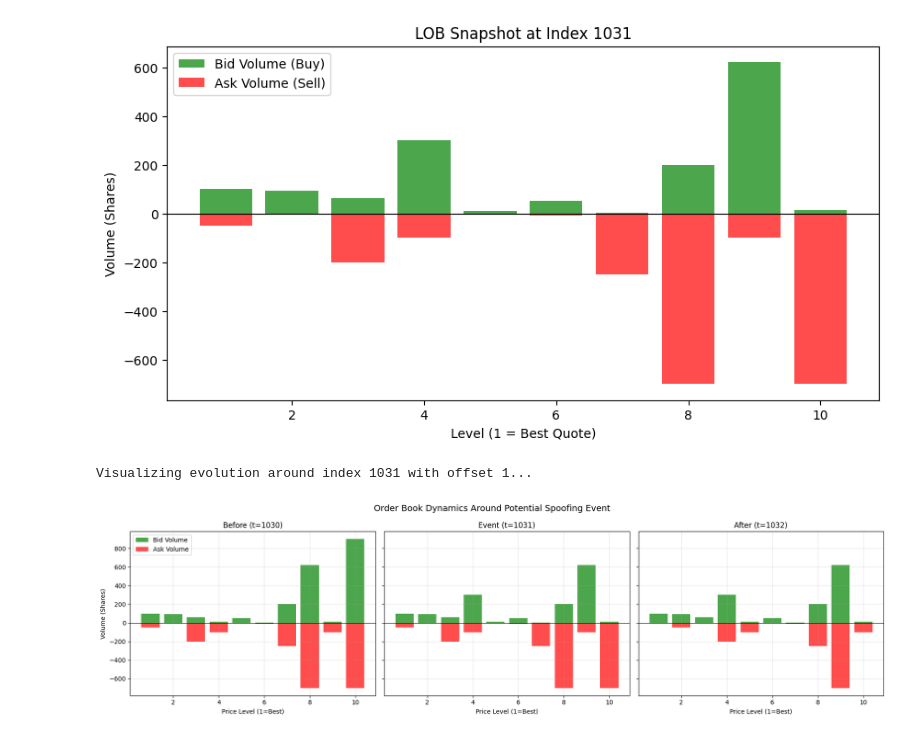
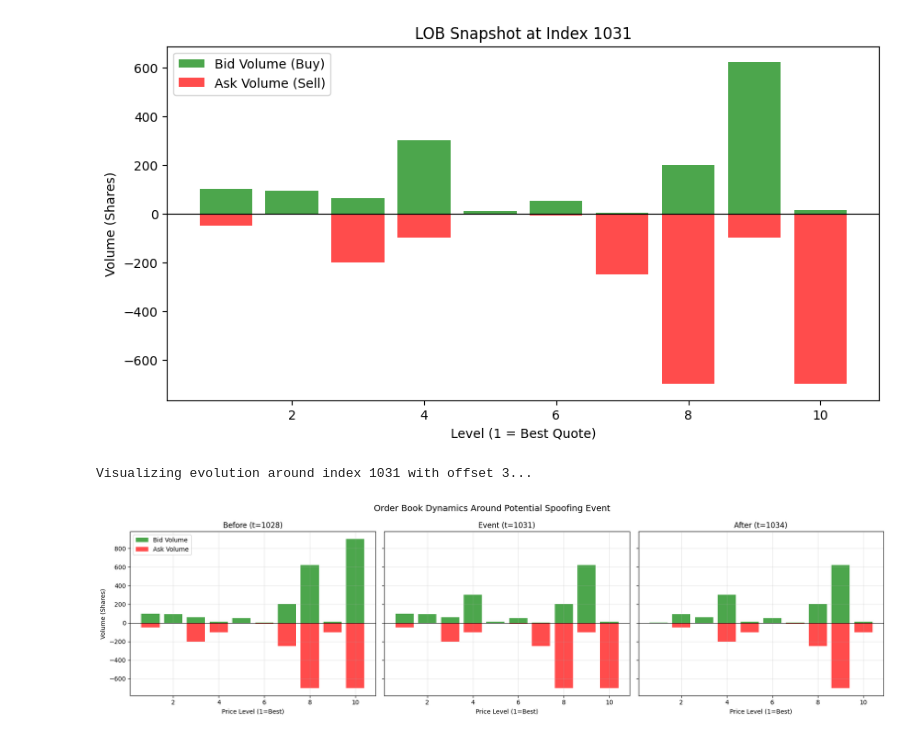
Before and after one commit to adonis107/MDS-PDMM, a Jupyter notebook: pipeline_TF.ipynb, the cells around one changed output. Drawn from its saved outputs; the diff is of its cells as text; code cells hidden in the pictures.

```diff
--- a/pipeline_TF.ipynb
+++ b/pipeline_TF.ipynb
@@ -661,34 +661,33 @@ def plot_lob_evolution(pipeline, center_index, offset=10, levels=10):
     for i, idx in enumerate(indices):
         if 0 <= idx < len(pipeline.raw_df):
             row = pipeline.raw_df.iloc[idx]
 
             # Extract volumes
             bids = [row[f'bid-volume-{l}'] for l in range(1, levels+1)]
             asks = [row[f'ask-volume-{l}'] for l in range(1, levels+1)]
 
             # Plot Bid vs Ask
             axes[i].bar(x, bids, color='green', label='Bid Volume' if i==0 else "", alpha=0.7)
             axes[i].bar(x, [-a for a in asks], color='red', label='Ask Volume' if i==0 else "", alpha=0.7)
 
             axes[i].axhline(0, color='black', linewidth=0.8)
             axes[i].set_title(titles[i])
             axes[i].set_xlabel("Price Level (1=Best)")
             axes[i].grid(True, alpha=0.3)
 
             if i == 0:
                 axes[i].set_ylabel("Volume (Shares)")
                 axes[i].legend()
         else:
             axes[i].text(0.5, 0.5, "Index Out of Bounds", ha='center')
 
     plt.suptitle(f"Order Book Dynamics Around Potential Spoofing Event", fontsize=14)
     plt.tight_layout()
     plt.show()
 
-
-offset = 1
+offset = 3
 print(f"Visualizing evolution around index {top_anomaly_idx} with offset {offset}...")
 plot_lob_evolution(pipeline, top_anomaly_idx, offset=offset)
 # %% [output]
-Visualizing evolution around index 1031 with offset 1...
+Visualizing evolution around index 1031 with offset 3...
-[figure, old version]
+[figure, new version]
```
Also changed, not shown: 3 other files.
